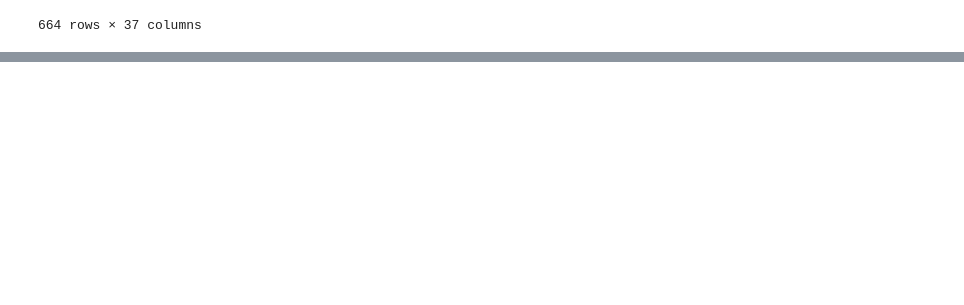
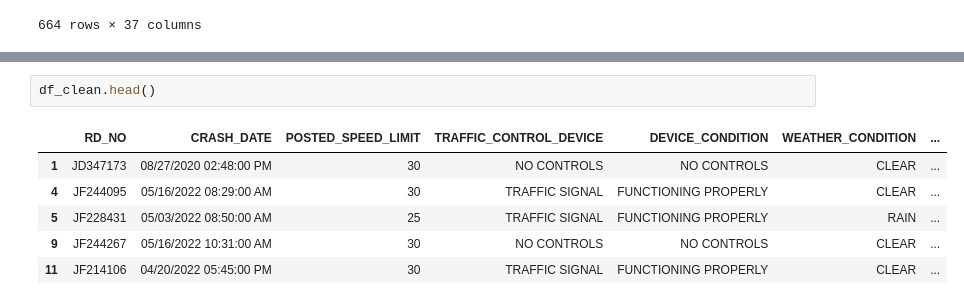
Before and after one commit to vilianf/analytics, a Jupyter notebook: python/Chicago/Acidentes_Chicago.ipynb, the cells around one changed output, grey strips where cells are left out. Saved outputs shown, nothing was run; the diff lists cells and outputs as text; blank space fills up the shorter version.

```diff
--- a/python/Chicago/Acidentes_Chicago.ipynb
+++ b/python/Chicago/Acidentes_Chicago.ipynb
@@ -285 +306,10 @@ sns.countplot(x=Fatalidades['CRASH_MONTH'], data=Fatalidades, palette="Set3")
 [figure]
+# %%
+df_clean.head()
+# %% [output]
+|  | RD_NO | CRASH_DATE | POSTED_SPEED_LIMIT | TRAFFIC_CONTROL_DEVICE | DEVICE_CONDITION | WEATHER_CONDITION | ... |
+| 1 | JD347173 | 08/27/2020 02:48:00 PM | 30 | NO CONTROLS | NO CONTROLS | CLEAR | ... |
+| 4 | JF244095 | 05/16/2022 08:29:00 AM | 30 | TRAFFIC SIGNAL | FUNCTIONING PROPERLY | CLEAR | ... |
+| 5 | JF228431 | 05/03/2022 08:50:00 AM | 25 | TRAFFIC SIGNAL | FUNCTIONING PROPERLY | RAIN | ... |
+| 9 | JF244267 | 05/16/2022 10:31:00 AM | 30 | NO CONTROLS | NO CONTROLS | CLEAR | ... |
+| 11 | JF214106 | 04/20/2022 05:45:00 PM | 30 | TRAFFIC SIGNAL | FUNCTIONING PROPERLY | CLEAR | ... |
```
Also changed, not shown: parts of 18 cells of this notebook.
